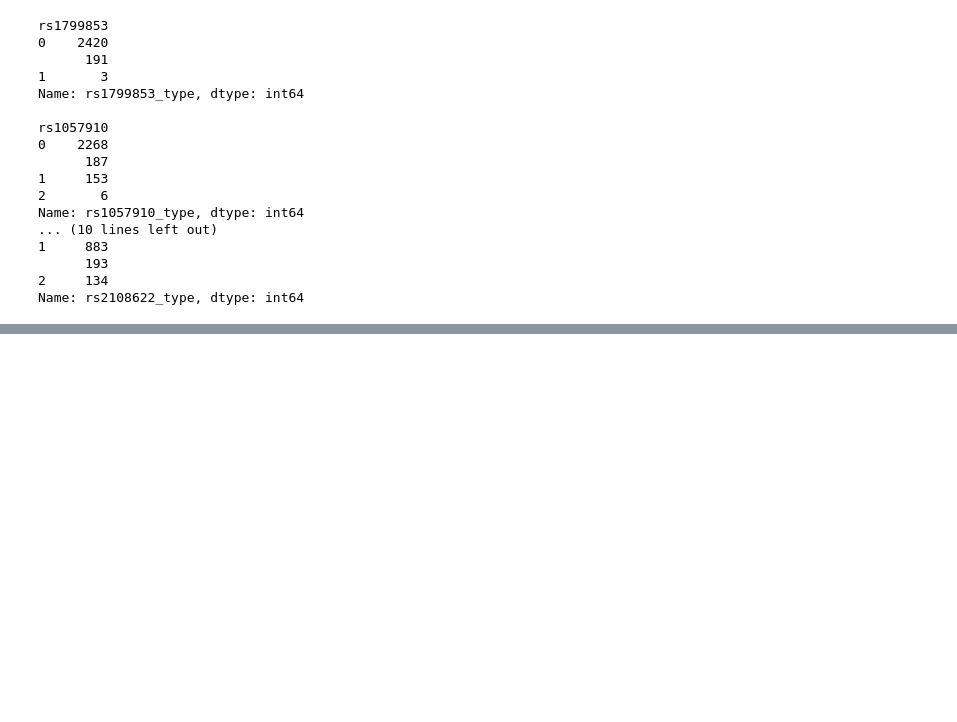
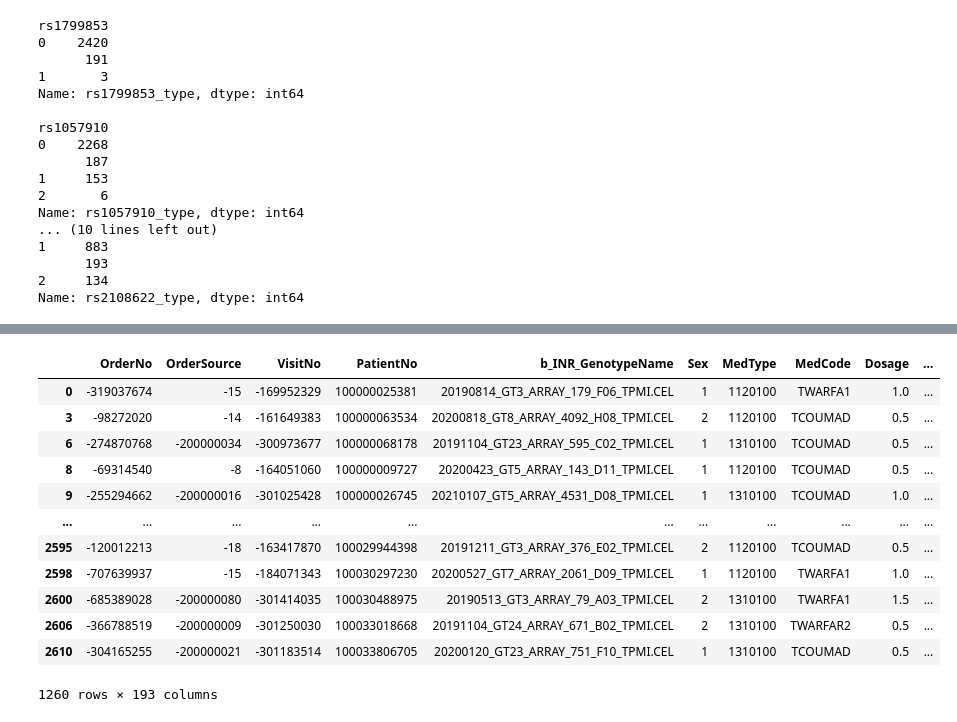
Before and after one commit to ChunWeiPeng/CMUH, a Jupyter notebook: Drug_gene_diag_INR-0315.ipynb, the cells around one changed output, grey strips where cells are left out. Saved outputs shown, nothing was run; the diff lists cells and outputs as text; code cells hidden in the pictures; blank space fills up the shorter version.

```diff
--- a/Drug_gene_diag_INR-0315.ipynb
+++ b/Drug_gene_diag_INR-0315.ipynb
@@ -952,0 +987,16 @@ drug_gene_diag_INR_dose
+# %%
+d2188
+# %% [output]
+|  | OrderNo | OrderSource | VisitNo | PatientNo | b_INR_GenotypeName | Sex | MedType | MedCode | Dosage | ... |
+| 0 | -319037674 | -15 | -169952329 | 100000025381 | 20190814_GT3_ARRAY_179_F06_TPMI.CEL | 1 | 1120100 | TWARFA1 | 1.0 | ... |
+| 3 | -98272020 | -14 | -161649383 | 100000063534 | 20200818_GT8_ARRAY_4092_H08_TPMI.CEL | 2 | 1120100 | TCOUMAD | 0.5 | ... |
+| 6 | -274870768 | -200000034 | -300973677 | 100000068178 | 20191104_GT23_ARRAY_595_C02_TPMI.CEL | 1 | 1310100 | TCOUMAD | 0.5 | ... |
+| 8 | -69314540 | -8 | -164051060 | 100000009727 | 20200423_GT5_ARRAY_143_D11_TPMI.CEL | 1 | 1120100 | TCOUMAD | 0.5 | ... |
+| 9 | -255294662 | -200000016 | -301025428 | 100000026745 | 20210107_GT5_ARRAY_4531_D08_TPMI.CEL | 1 | 1310100 | TCOUMAD | 1.0 | ... |
+| ... | ... | ... | ... | ... | ... | ... | ... | ... | ... | ... |
+| 2595 | -120012213 | -18 | -163417870 | 100029944398 | 20191211_GT3_ARRAY_376_E02_TPMI.CEL | 2 | 1120100 | TCOUMAD | 0.5 | ... |
+| 2598 | -707639937 | -15 | -184071343 | 100030297230 | 20200527_GT7_ARRAY_2061_D09_TPMI.CEL | 1 | 1120100 | TWARFA1 | 1.0 | ... |
+| 2600 | -685389028 | -200000080 | -301414035 | 100030488975 | 20190513_GT3_ARRAY_79_A03_TPMI.CEL | 2 | 1310100 | TWARFA1 | 1.5 | ... |
+| 2606 | -366788519 | -200000009 | -301250030 | 100033018668 | 20191104_GT24_ARRAY_671_B02_TPMI.CEL | 2 | 1310100 | TWARFAR2 | 0.5 | ... |
+| 2610 | -304165255 | -200000021 | -301183514 | 100033806705 | 20200120_GT23_ARRAY_751_F10_TPMI.CEL | 1 | 1310100 | TCOUMAD | 0.5 | ... |
+1260 rows × 193 columns
```
Also changed, not shown: parts of 9 cells of this notebook, 2 other files.
